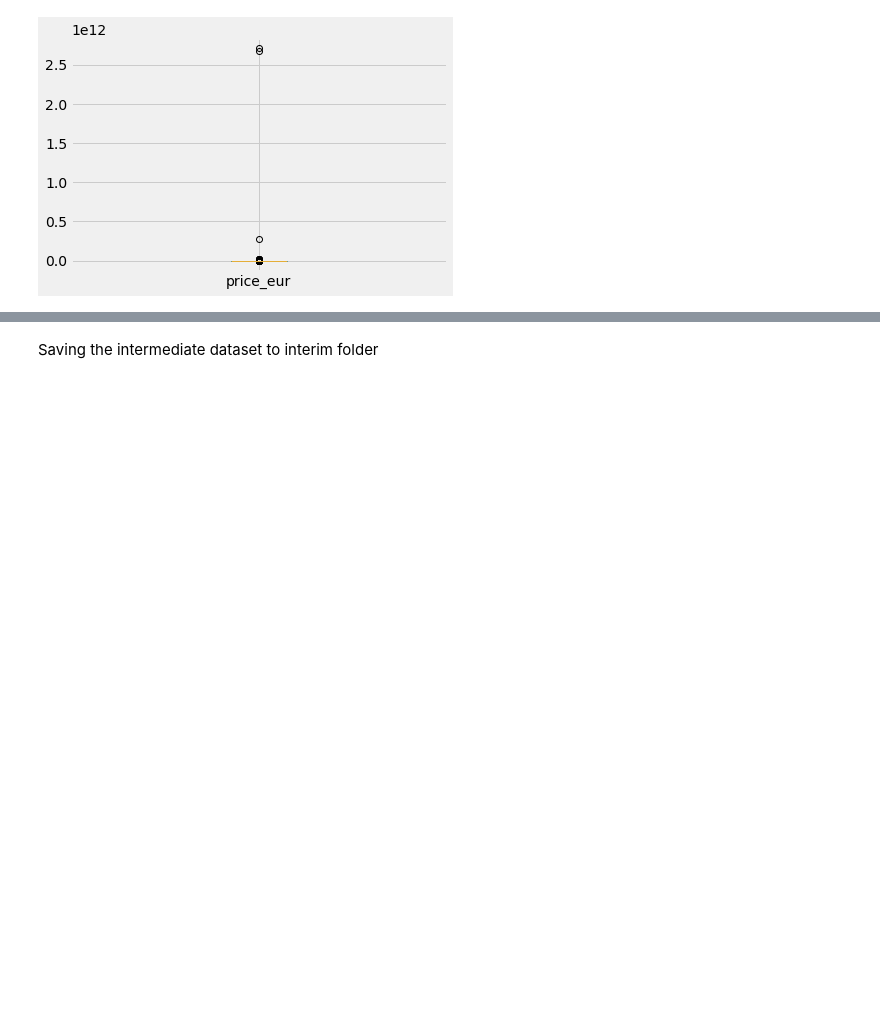
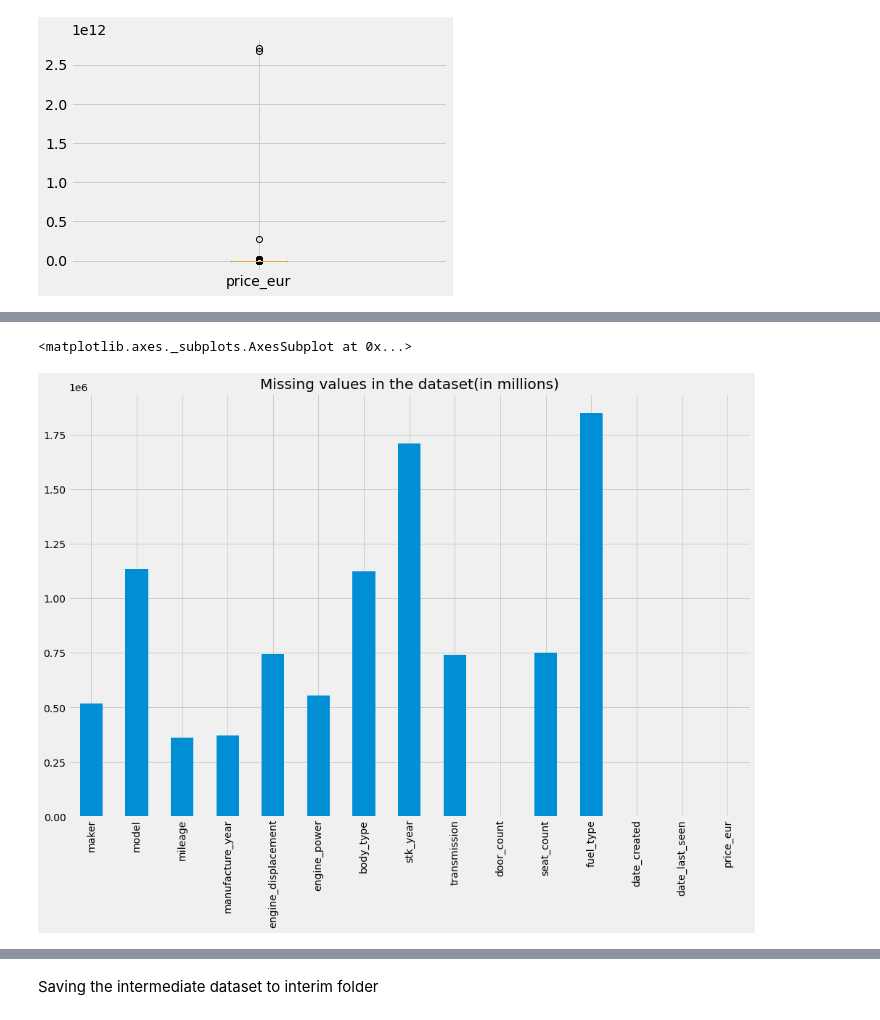
Before and after one commit to bhattbhuwan13/fuseai-training, a Jupyter notebook: notebooks/01.01_bb_EDA_2020_05_11.ipynb, the cells around one changed output, grey strips where cells are left out. Drawn from its saved outputs; the diff is of its cells as text; code cells hidden in the pictures; blank space fills up the shorter version.

Commit message:
imputed missing values in categorical column with mode

```diff
--- a/notebooks/01.01_bb_EDA_2020_05_11.ipynb
+++ b/notebooks/01.01_bb_EDA_2020_05_11.ipynb
@@ -615,3 +599,0 @@ Name: seat_count, dtype: int64
-# %%
-raw_data['door_count'] = pd.to_numeric(raw_data['door_count'])
-raw_data['door_count'].value_counts()
@@ -650,0 +600,8 @@ Name: seat_count, dtype: int64
+# %%
+# plotting the missing values again
+raw_data.isna().sum().plot(x='column names', kind='bar',
+                           y='missing values',figsize = plt.figsize,
+                           title='Missing values in the dataset(in millions)', sort_columns=True)
+# %% [output]
+<matplotlib.axes._subplots.AxesSubplot at 0x...>
+[figure, added]
```
Also changed, not shown: parts of 22 cells of this notebook.
